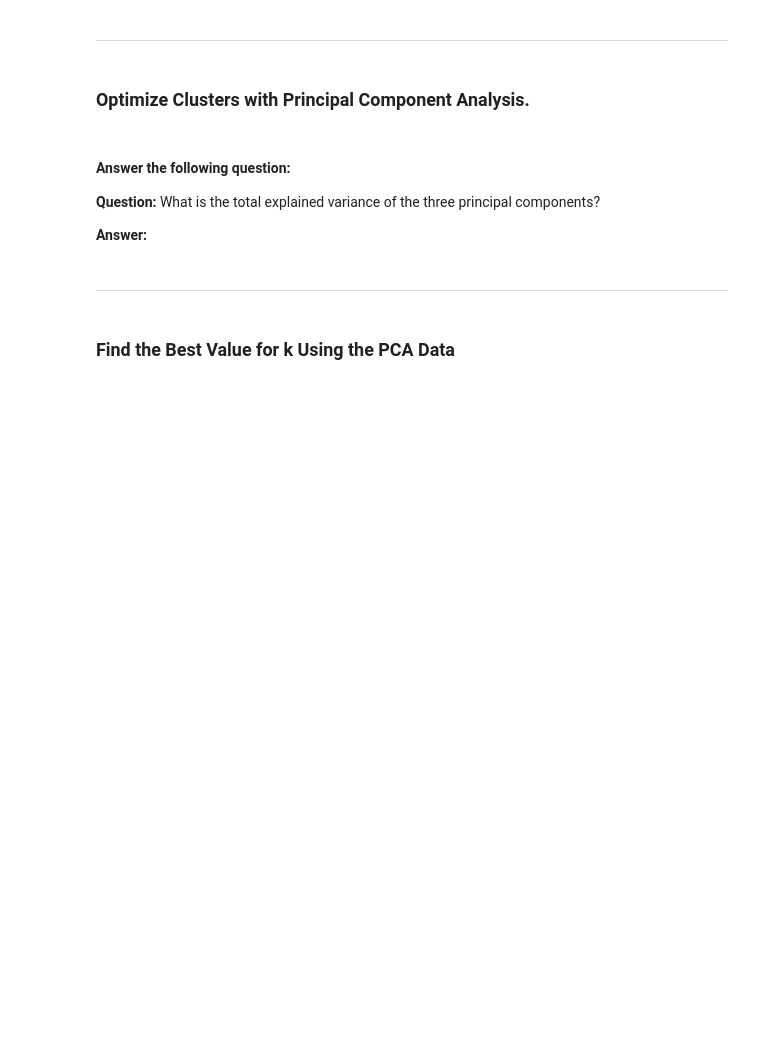
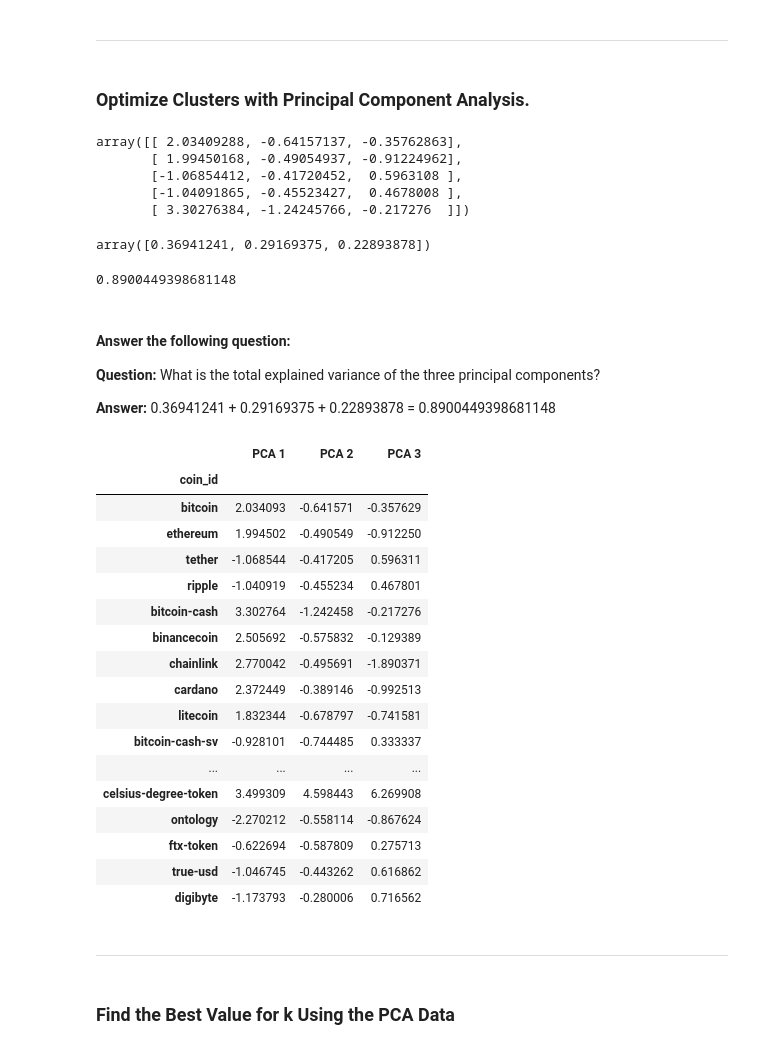
Before and after one commit to AdrianD1021/CryptoClustering, a Jupyter notebook: Crypto_Clustering.ipynb, the cells around one changed output. Cells and saved outputs as stored; diff of their text form; code cells hidden in the pictures; blank space fills up the shorter version.

```diff
--- a/Crypto_Clustering.ipynb
+++ b/Crypto_Clustering.ipynb
@@ -131,32 +250,85 @@ df_market_data.columns
 ### Optimize Clusters with Principal Component Analysis.
 # %%
 # Create a PCA model instance and set `n_components=3`.
+
+pca = PCA(n_components=3)
 # %%
 # Use the PCA model with `fit_transform` to reduce to
-# three principal components.
+# three principal components
+
+pca_copy_df=scaled_prediction_df.copy()
+
+pca_copy_df = pca.fit_transform(pca_copy_df)
 
 # View the first five rows of the DataFrame.
+
+pca_copy_df[:5]
+# %% [output]
+array([[ 2.03409288, -0.64157137, -0.35762863],
+       [ 1.99450168, -0.49054937, -0.91224962],
+       [-1.06854412, -0.41720452,  0.5963108 ],
+       [-1.04091865, -0.45523427,  0.4678008 ],
+       [ 3.30276384, -1.24245766, -0.217276  ]])
 # %%
 # Retrieve the explained variance to determine how much information
 # can be attributed to each principal component.
+
+pca.explained_variance_ratio_
+# %% [output]
+array([0.36941241, 0.29169375, 0.22893878])
+# %%
+sum(pca.explained_variance_ratio_)
+# %% [output]
+0.8900449398681148
 # %% [markdown]
 #### Answer the following question:
 
 **Question:** What is the total explained variance of the three principal components?
 
-**Answer:**
+**Answer:** 0.36941241 + 0.29169375 + 0.22893878 = 0.8900449398681148
 # %%
 # Create a new DataFrame with the PCA data.
+
+pca_data_df = pd.DataFrame(pca_copy_df, columns = ["PCA 1", "PCA 2", "PCA 3"])
+
+pca_data_df
 
 # Creating a DataFrame with the PCA data
 
 # Copy the crypto names from the original data
 
+relabel = list(scaled_prediction_df.index)
+
+
+pca_data_df['coin_id']=relabel
+
+
 
 # Set the coinid column as index
 
+pca_data_df=pca_data_df.set_index('coin_id')
+# Display sample data
 
-# Display sample data
+pca_data_df
+# %% [output]
+|  | PCA 1 | PCA 2 | PCA 3 |
+| coin_id |  |  |  |
+| bitcoin | 2.034093 | -0.641571 | -0.357629 |
+| ethereum | 1.994502 | -0.490549 | -0.912250 |
+| tether | -1.068544 | -0.417205 | 0.596311 |
+| ripple | -1.040919 | -0.455234 | 0.467801 |
+| bitcoin-cash | 3.302764 | -1.242458 | -0.217276 |
+| binancecoin | 2.505692 | -0.575832 | -0.129389 |
+| chainlink | 2.770042 | -0.495691 | -1.890371 |
+| cardano | 2.372449 | -0.389146 | -0.992513 |
+| litecoin | 1.832344 | -0.678797 | -0.741581 |
+| bitcoin-cash-sv | -0.928101 | -0.744485 | 0.333337 |
+| ... | ... | ... | ... |
+| celsius-degree-token | 3.499309 | 4.598443 | 6.269908 |
+| ontology | -2.270212 | -0.558114 | -0.867624 |
+| ftx-token | -0.622694 | -0.587809 | 0.275713 |
+| true-usd | -1.046745 | -0.443262 | 0.616862 |
+| digibyte | -1.173793 | -0.280006 | 0.716562 |
 # %% [markdown]
 ---
 # %% [markdown]
```
Also changed, not shown: parts of 19 cells of this notebook.
